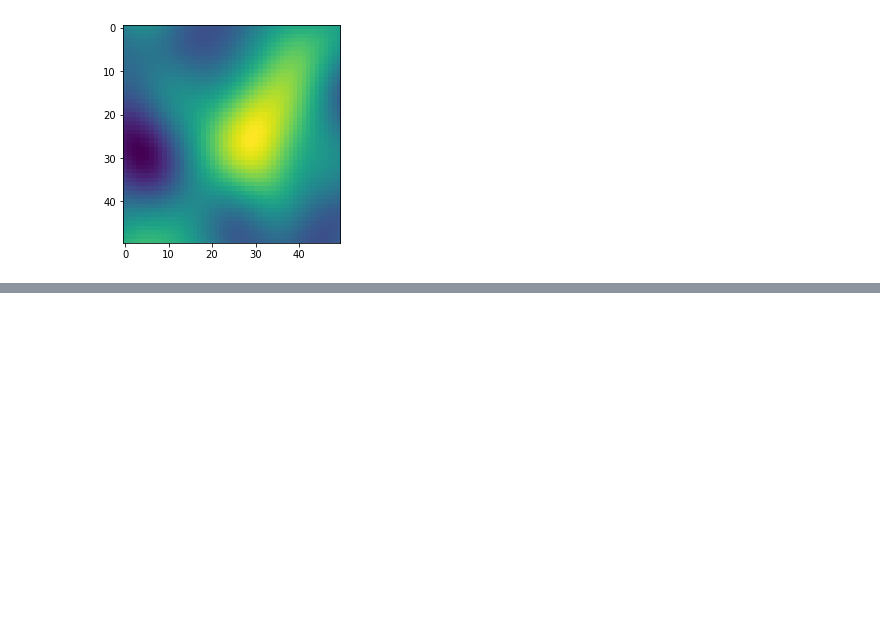
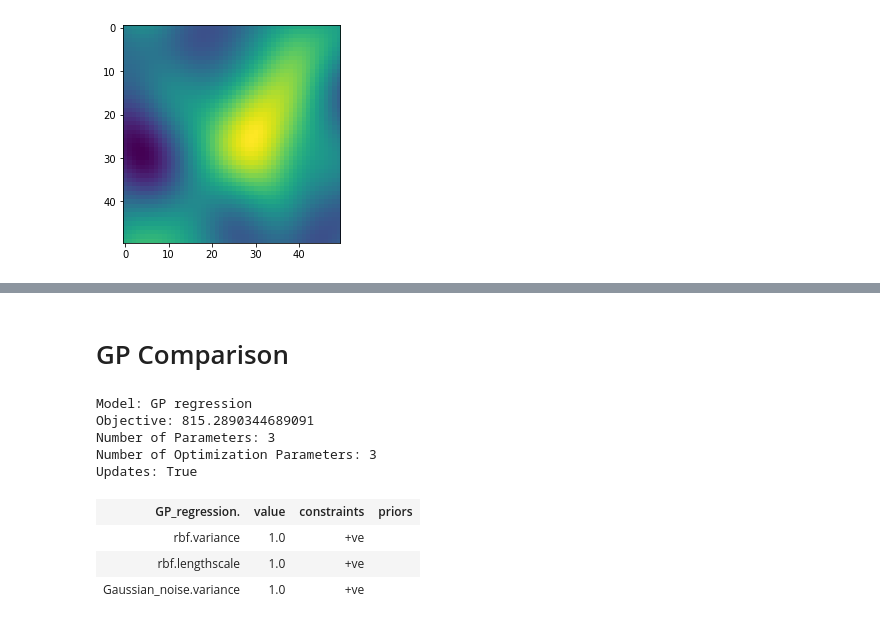
Before and after one commit to SheffieldML/advectionGP, a Jupyter notebook: jupyter/Source for GP and GF comparison.ipynb, the cells around one changed output, grey strips where cells are left out. Cells and saved outputs as stored; diff of their text form; code cells hidden in the pictures; blank space fills up the shorter version.

Commit message:
GP Comparison

```diff
--- a/jupyter/Source for GP and GF comparison.ipynb
+++ b/jupyter/Source for GP and GF comparison.ipynb
@@ -35,6 +35,11 @@ X[:,2] = np.asarray(np.meshgrid(tlocL,xloc,yloc)).reshape(3,sensN*obsN)[1] # x l
 X[:,3] = np.asarray(np.meshgrid(tlocL,xloc,yloc)).reshape(3,sensN*obsN)[2] # ylocation
 X[:,1] = X[:,0]+0.1 # upper time
 
+XGP= np.zeros((sensN*obsN,3))
+XGP[:,0] = (X[:,0]+X[:,1])/2
+XGP[:,1] = X[:,2]
+XGP[:,2] = X[:,3]
+
 sensors = FixedSensorModel(X,0.1) # establish sensor model arguments are sensor locations and spatial averaging
 # %%
 k_0 = 0.01 #Diffusion
@@ -143,3 +151,5 @@ np.savetxt("GroundTruthConc16Sens5Times.csv", np.reshape(concTrain,(res[0],res[1
 # %%
 sourceFromCSV=np.genfromtxt("GroundTruthSource16Sens5Times.csv",delimiter=',')
 sourceFromCSV=np.reshape(sourceFromCSV,(50,50,50))
+# %% [markdown]
+# GP Comparison
@@ -145,0 +165,15 @@ sourceFromCSV=np.reshape(sourceFromCSV,(50,50,50))
+# %%
+kGP = GPy.kern.RBF(3, name="rbf")
+# %%
+mGP = GPy.models.GPRegression(XGP, yTrain[:,None], kGP)
+mGP
+# %% [output]
+Model: GP regression
+Objective: 815.2890344689091
+Number of Parameters: 3
+Number of Optimization Parameters: 3
+Updates: True
+| GP_regression. | value | constraints | priors |
+| rbf.variance | 1.0 | +ve |  |
+| rbf.lengthscale | 1.0 | +ve |  |
+| Gaussian_noise.variance | 1.0 | +ve |  |
```
Also changed, not shown: parts of 18 cells of this notebook, 2 other files.
